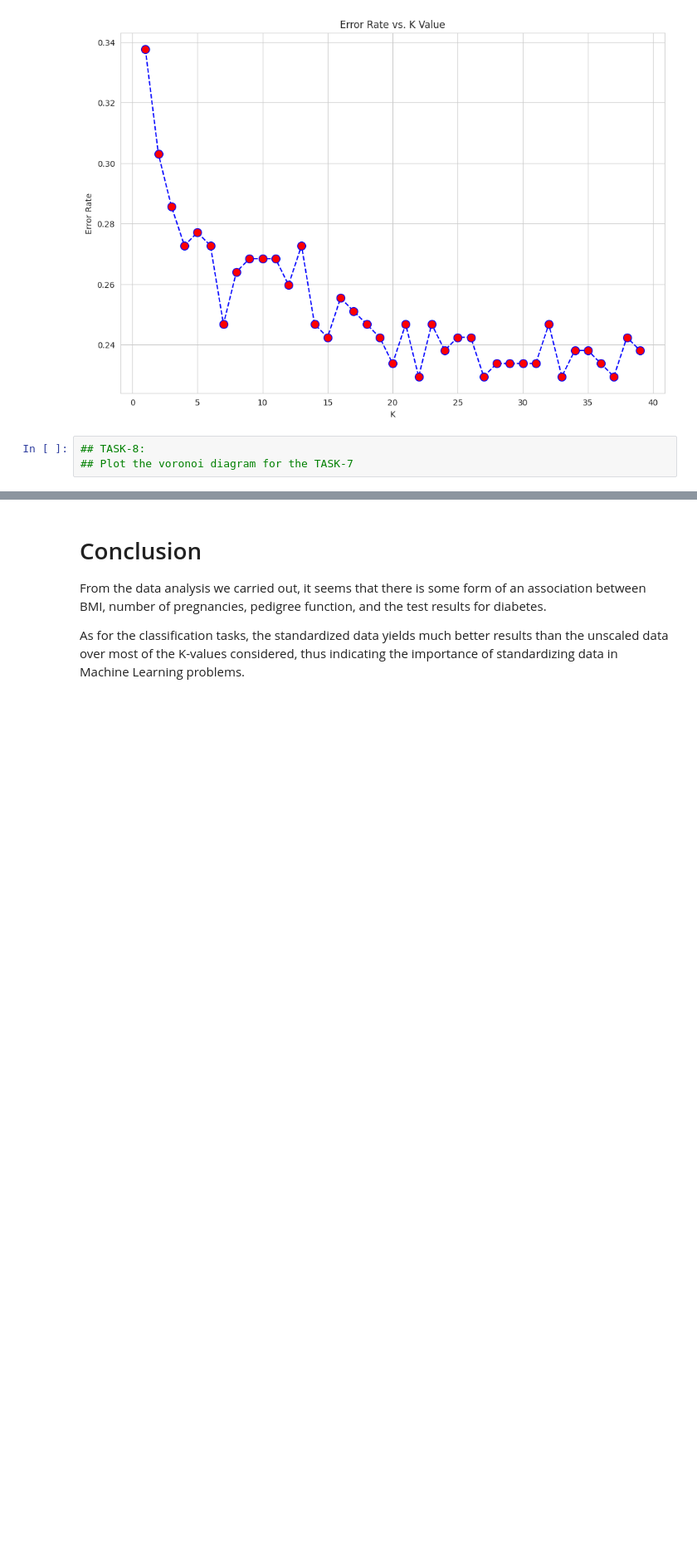
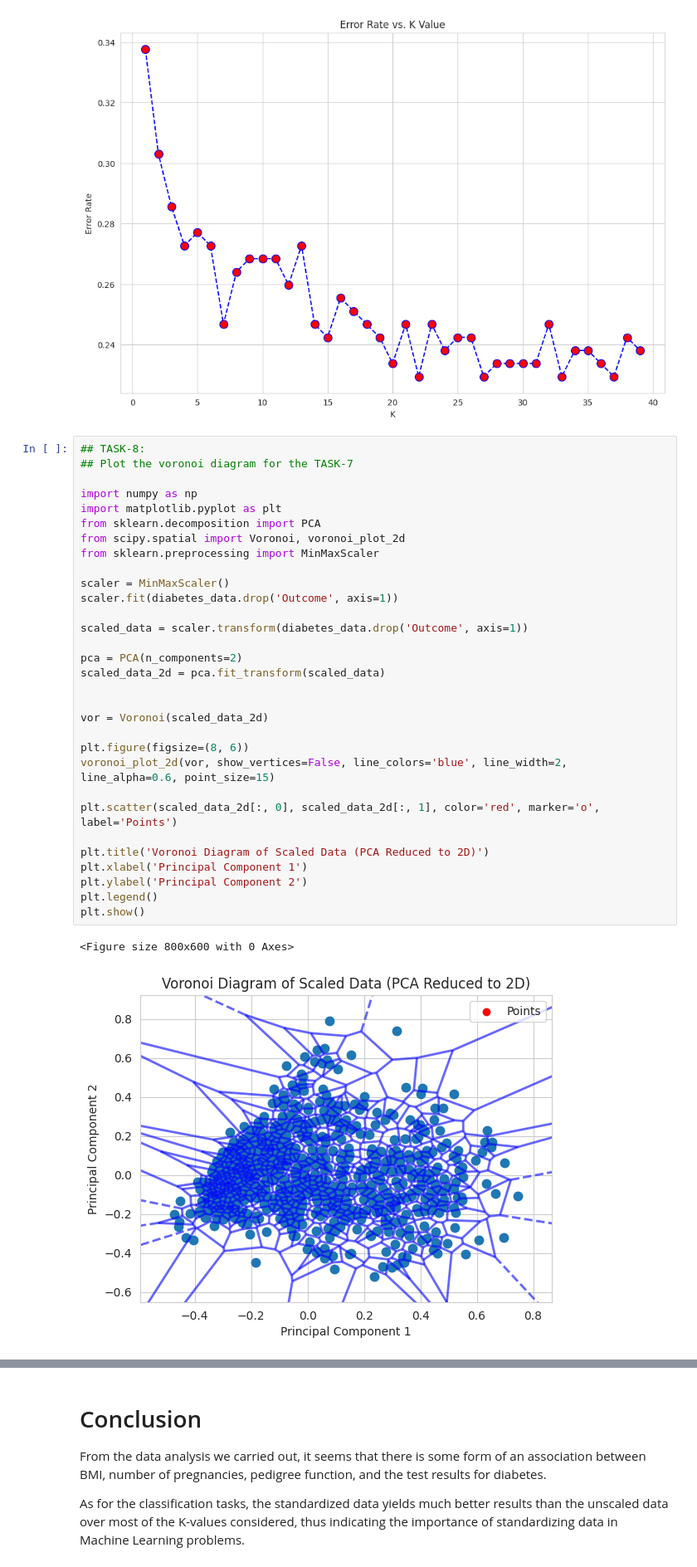
Before and after one commit to Tejasri-Pendota/FMML_Projects_and_Labs, a Jupyter notebook: Mod3_project.ipynb, the cells around one changed output, grey strips where cells are left out. Shown at 83% size. Saved outputs shown, nothing was run; the diff lists cells and outputs as text; blank space fills up the shorter version.

```diff
--- a/Mod3_project.ipynb
+++ b/Mod3_project.ipynb
@@ -475,9 +475,40 @@ Max train score 100.0 % and k = [1]
 
 Max test score 77.05627705627705 % and k = [22, 27, 33, 37]
 [figure]
-# %%
-## TASK-8:
-## Plot the voronoi diagram for the TASK-7
+# %%
+## TASK-8:
+## Plot the voronoi diagram for the TASK-7
+
+import numpy as np
+import matplotlib.pyplot as plt
+from sklearn.decomposition import PCA
+from scipy.spatial import Voronoi, voronoi_plot_2d
+from sklearn.preprocessing import MinMaxScaler
+
+scaler = MinMaxScaler()
+scaler.fit(diabetes_data.drop('Outcome', axis=1))
+
+scaled_data = scaler.transform(diabetes_data.drop('Outcome', axis=1))
+
+pca = PCA(n_components=2)
+scaled_data_2d = pca.fit_transform(scaled_data)
+
+
+vor = Voronoi(scaled_data_2d)
+
+plt.figure(figsize=(8, 6))
+voronoi_plot_2d(vor, show_vertices=False, line_colors='blue', line_width=2, line_alpha=0.6, point_size=15)
+
+plt.scatter(scaled_data_2d[:, 0], scaled_data_2d[:, 1], color='red', marker='o', label='Points')
+
+plt.title('Voronoi Diagram of Scaled Data (PCA Reduced to 2D)')
+plt.xlabel('Principal Component 1')
+plt.ylabel('Principal Component 2')
+plt.legend()
+plt.show()
+# %% [output]
+<Figure size 800x600 with 0 Axes>
+[figure, added]
 # %%
 ## TASK-9: Use K-Fold cross validation on all the above classification experiments and present an analysis of the results you obtain.
 from sklearn.decomposition import PCA
```
Also changed, not shown: parts of 1 cell of this notebook.
